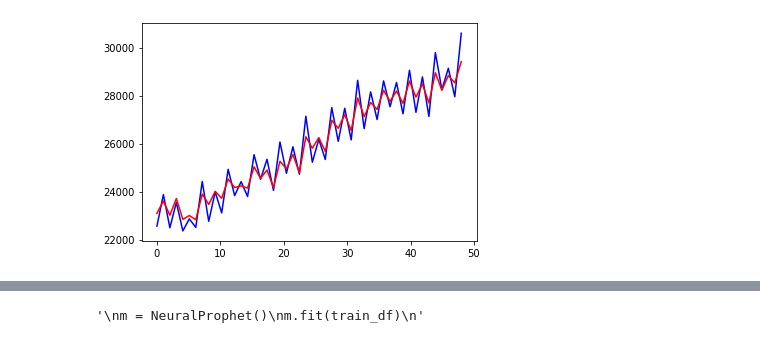
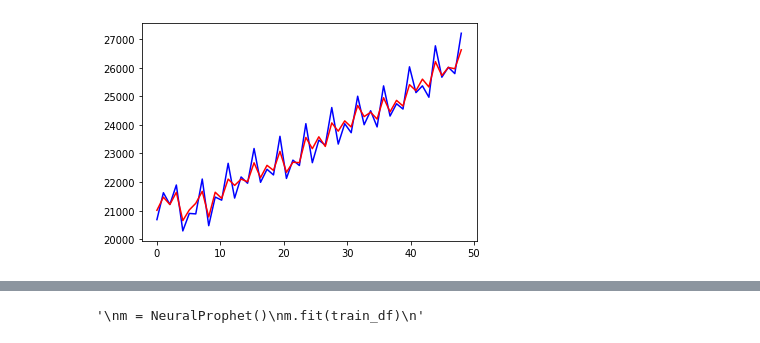
Before and after one commit to nisa-bayraktar/european_productivity, a Jupyter notebook: combined_features.ipynb, the cells around one changed output, grey strips where cells are left out. Cells and saved outputs as stored; diff of their text form; code cells hidden in the pictures.

```diff
--- a/combined_features.ipynb
+++ b/combined_features.ipynb
@@ -206,16 +206,20 @@ Regression stuff
 def run_regr(X, y, t, regr, colours):
     regr.fit(X, y)
     nrows = X.shape[0]
-    y_reg, abs_loss, per_loss = np.zeros(nrows), np.zeros(nrows), np.zeros(nrows)
+    y_reg = np.zeros(nrows)
     for i in range(nrows):
         y_reg[i] = regr.predict(np.array([X[i, :]]))
+    total_loss, loss = cal_loss(y, y_reg, nrows)
     plt.plot(t, y, colours[0], t, y_reg, colours[1])
+    return regr, total_loss, loss
+
+def cal_loss(y, y_reg, nrows):
+    abs_loss, per_loss = np.zeros(nrows), np.zeros(nrows)
     for i in range(nrows):
         abs_loss[i] = np.abs(y[i] - y_reg[i])
         if y[i] > 0:
             per_loss[i] = abs_loss[i] / y[i]
     total_loss, loss = np.sum(abs_loss)/ nrows, np.sum(per_loss)/ nrows
-    print('Total loss: ', total_loss, '\n Loss: ', loss)
     return total_loss, loss
 # %%
 '''
@@ -298,7 +309,8 @@ data = np.nan_to_num(data, copy=True, nan=0.0)
 # %%
-X = data[1, :, 6:10]
-y = data[1, :, 0]
+X = data[0, :, 2:]
+y = data[0, :, 0]
 t = np.linspace(0, y.shape[0], y.shape[0])
 
-total_loss, loss = run_regr(X, y, t, RandomForestRegressor(), ['b', 'r'])
+regr, total_loss, loss = run_regr(X, y, t, RandomForestRegressor(), ['b', 'r'])
+print(total_loss, loss)
 # %% [output]
@@ -307 +318 @@ Total loss:  415.44943021561653
-[figure, old version]
+[figure, new version]
```
Also changed, not shown: parts of 15 cells of this notebook.
